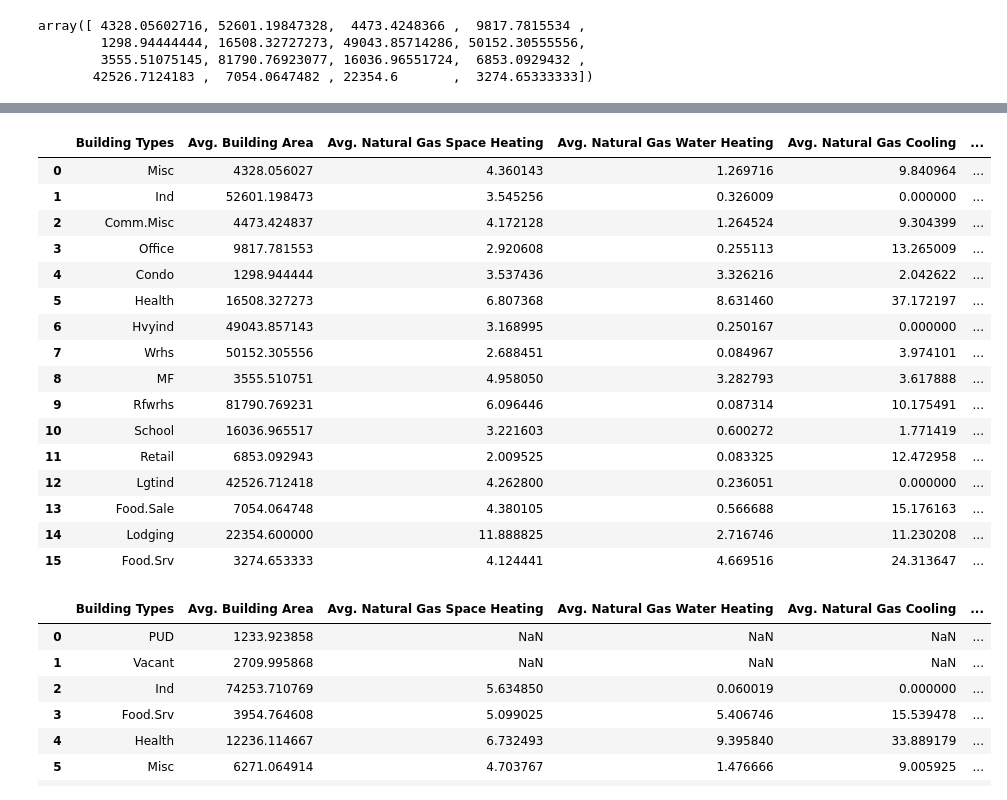
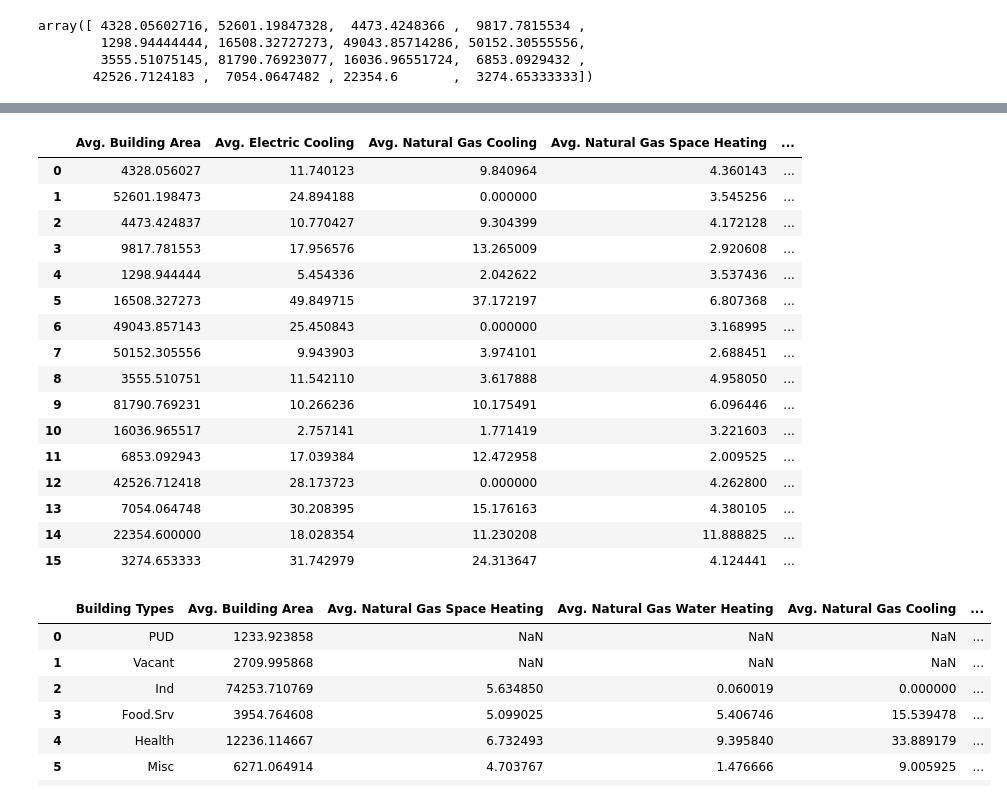
Before and after one commit to BuildingDecarb/URAP_2020, a Jupyter notebook: Buildings_FRE_TUL/Buildings.ipynb, the cells around one changed output, grey strips where cells are left out. Cells and saved outputs as stored; diff of their text form; code cells hidden in the pictures.

```diff
--- a/Buildings_FRE_TUL/Buildings.ipynb
+++ b/Buildings_FRE_TUL/Buildings.ipynb
@@ -143,0 +282,16 @@ array(['Misc', 'Ind', 'Comm.Misc', 'Office', 'Condo', 'Health', 'Hvyind',
+# %%
+#Calculate the total "statistic" for each building type
+def total_statistic_per_bldgtype_no_plot(csv, building_type, statistic):
+    total_datas = np.array([], dtype=np.float64)
+    building_counts = np.array([], dtype=np.float64)
+
+
+    for i in range(csv[building_type].unique().size):
+        bldgtype = csv[building_type].unique()[i]
+
+        total_data = csv[csv[building_type]==bldgtype][statistic].sum(skipna=True)
+        building_count_data = csv[csv[building_type]==bldgtype][statistic].count()
+        total_datas = np.append(total_datas, total_data)
+        building_counts = np.append(building_counts, building_count_data)
+
+    return total_datas
@@ -144,17 +304,17 @@ array(['Misc', 'Ind', 'Comm.Misc', 'Office', 'Condo', 'Health', 'Hvyind',
 # %%
 #Calculate the average "statistic" for each building type
 def avg_statistic_per_bldgtype_no_plot(csv, building_type, statistic):
-    from matplotlib.pyplot import figure
     avg_datas = np.array([], dtype=np.float64)
-    building_count = []
+    building_counts = np.array([], dtype=np.float64)
 
 
     for i in range(csv[building_type].unique().size):
         bldgtype = csv[building_type].unique()[i]
+
         avg_data = csv[csv[building_type]==bldgtype][statistic].mean(skipna=True)
-        building_count.append(csv[csv[building_type]==bldgtype][statistic].count())
+        building_count_data = csv[csv[building_type]==bldgtype][statistic].count()
         avg_datas = np.append(avg_datas, avg_data)
-        i += 1
+        building_counts = np.append(building_counts, building_count_data)
 
     return avg_datas
 # %%
@@ -167,39 +341,49 @@ array([ 4328.05602716, 52601.19847328,  4473.4248366 ,  9817.7815534 ,
 # %%
 building_types = TUL_raw['Typef'].unique()
 avg_bldgarea = avg_statistic_per_bldgtype_no_plot(TUL_raw, 'Typef', 'BLDGAREA')
 avg_ngeuish = avg_statistic_per_bldgtype_no_plot(TUL_raw, 'Typef', 'NGEUISH')
 avg_ngeuiwh = avg_statistic_per_bldgtype_no_plot(TUL_raw, 'Typef', 'NGEUIWH')
 avg_ngeuic = avg_statistic_per_bldgtype_no_plot(TUL_raw, 'Typef', 'NGEUIC')
 avg_eeuic = avg_statistic_per_bldgtype_no_plot(TUL_raw, 'Typef', 'EEUIC')
 avg_eeuipc = avg_statistic_per_bldgtype_no_plot(TUL_raw, 'Typef', 'EEUIPC')
+tot_bldgarea = total_statistic_per_bldgtype_no_plot(TUL_raw, 'Typef', 'BLDGAREA')
+tot_bldgs_per_type = total_bldgs_per_type(TUL_raw, 'Typef')
+avg_eeuish = avg_ngeuish * NG_EF / HPSH_EF_Ind
+avg_eeuiwh = avg_ngeuiwh * NG_EF / HPWH_EF_Ind
 
-tul_df = pd.DataFrame(data={'Building Types':building_types,
+
+tul_df = pd.DataFrame(data={
                         'Avg. Building Area':avg_bldgarea,
+                        'Avg. Electric Cooling':avg_eeuic,
+                        'Avg. Natural Gas Cooling':avg_ngeuic,
                         'Avg. Natural Gas Space Heating':avg_ngeuish,
                         'Avg. Natural Gas Water Heating':avg_ngeuiwh,
-                        'Avg. Natural Gas Cooling':avg_ngeuic,
-                        'Avg. Electric Cooling':avg_eeuic,
-                        'Avg. Process Cooling':avg_eeuipc
+                        'Avg. Process Cooling':avg_eeuipc,
+                        'Building Types':building_types,
+                        'Total Buildings':tot_bldgs_per_type,
+                        'Total Building Area':tot_bldgarea,
+                        'Avg. Electrical Space Heating':avg_eeuish,
+                        'Avg. Electrical Water Heating':avg_eeuiwh
                        })
 tul_df
 # %% [output]
-|  | Building Types | Avg. Building Area | Avg. Natural Gas Space Heating | Avg. Natural Gas Water Heating | Avg. Natural Gas Cooling | ... |
-| 0 | Misc | 4328.056027 | 4.360143 | 1.269716 | 9.840964 | ... |
-| 1 | Ind | 52601.198473 | 3.545256 | 0.326009 | 0.000000 | ... |
-| 2 | Comm.Misc | 4473.424837 | 4.172128 | 1.264524 | 9.304399 | ... |
-| 3 | Office | 9817.781553 | 2.920608 | 0.255113 | 13.265009 | ... |
-| 4 | Condo | 1298.944444 | 3.537436 | 3.326216 | 2.042622 | ... |
-| 5 | Health | 16508.327273 | 6.807368 | 8.631460 | 37.172197 | ... |
-| 6 | Hvyind | 49043.857143 | 3.168995 | 0.250167 | 0.000000 | ... |
-| 7 | Wrhs | 50152.305556 | 2.688451 | 0.084967 | 3.974101 | ... |
-| 8 | MF | 3555.510751 | 4.958050 | 3.282793 | 3.617888 | ... |
-| 9 | Rfwrhs | 81790.769231 | 6.096446 | 0.087314 | 10.175491 | ... |
-| 10 | School | 16036.965517 | 3.221603 | 0.600272 | 1.771419 | ... |
-| 11 | Retail | 6853.092943 | 2.009525 | 0.083325 | 12.472958 | ... |
-| 12 | Lgtind | 42526.712418 | 4.262800 | 0.236051 | 0.000000 | ... |
-| 13 | Food.Sale | 7054.064748 | 4.380105 | 0.566688 | 15.176163 | ... |
-| 14 | Lodging | 22354.600000 | 11.888825 | 2.716746 | 11.230208 | ... |
-| 15 | Food.Srv | 3274.653333 | 4.124441 | 4.669516 | 24.313647 | ... |
+|  | Avg. Building Area | Avg. Electric Cooling | Avg. Natural Gas Cooling | Avg. Natural Gas Space Heating | ... |
+| 0 | 4328.056027 | 11.740123 | 9.840964 | 4.360143 | ... |
+| 1 | 52601.198473 | 24.894188 | 0.000000 | 3.545256 | ... |
+| 2 | 4473.424837 | 10.770427 | 9.304399 | 4.172128 | ... |
+| 3 | 9817.781553 | 17.956576 | 13.265009 | 2.920608 | ... |
+| 4 | 1298.944444 | 5.454336 | 2.042622 | 3.537436 | ... |
+| 5 | 16508.327273 | 49.849715 | 37.172197 | 6.807368 | ... |
+| 6 | 49043.857143 | 25.450843 | 0.000000 | 3.168995 | ... |
+| 7 | 50152.305556 | 9.943903 | 3.974101 | 2.688451 | ... |
+| 8 | 3555.510751 | 11.542110 | 3.617888 | 4.958050 | ... |
+| 9 | 81790.769231 | 10.266236 | 10.175491 | 6.096446 | ... |
+| 10 | 16036.965517 | 2.757141 | 1.771419 | 3.221603 | ... |
+| 11 | 6853.092943 | 17.039384 | 12.472958 | 2.009525 | ... |
+| 12 | 42526.712418 | 28.173723 | 0.000000 | 4.262800 | ... |
+| 13 | 7054.064748 | 30.208395 | 15.176163 | 4.380105 | ... |
+| 14 | 22354.600000 | 18.028354 | 11.230208 | 11.888825 | ... |
+| 15 | 3274.653333 | 31.742979 | 24.313647 | 4.124441 | ... |
 # %%
 building_types = FRE_raw['Typef'].unique()
 avg_bldgarea = avg_statistic_per_bldgtype_no_plot(FRE_raw, 'Typef', 'BLDGAREA')
```
Also changed, not shown: parts of 25 cells of this notebook.
